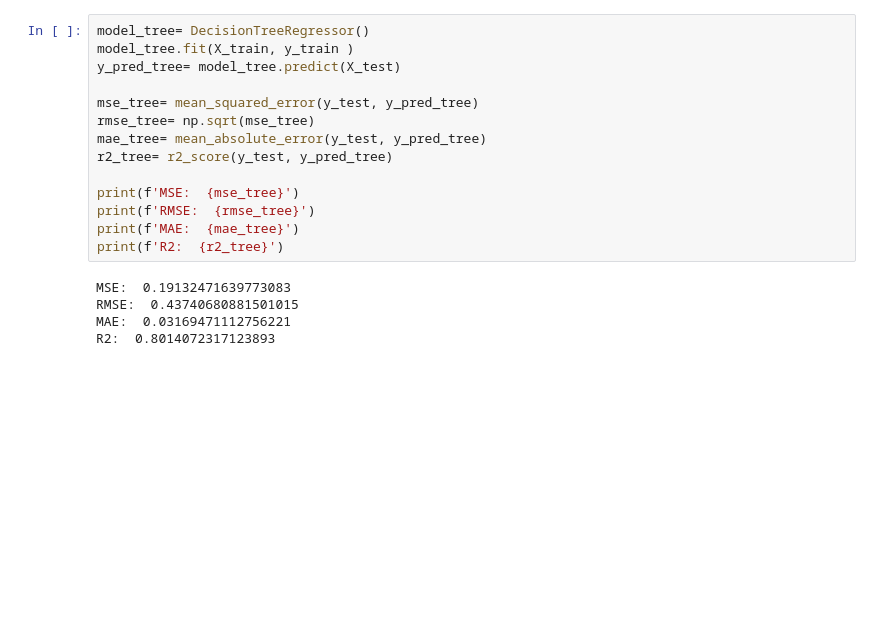
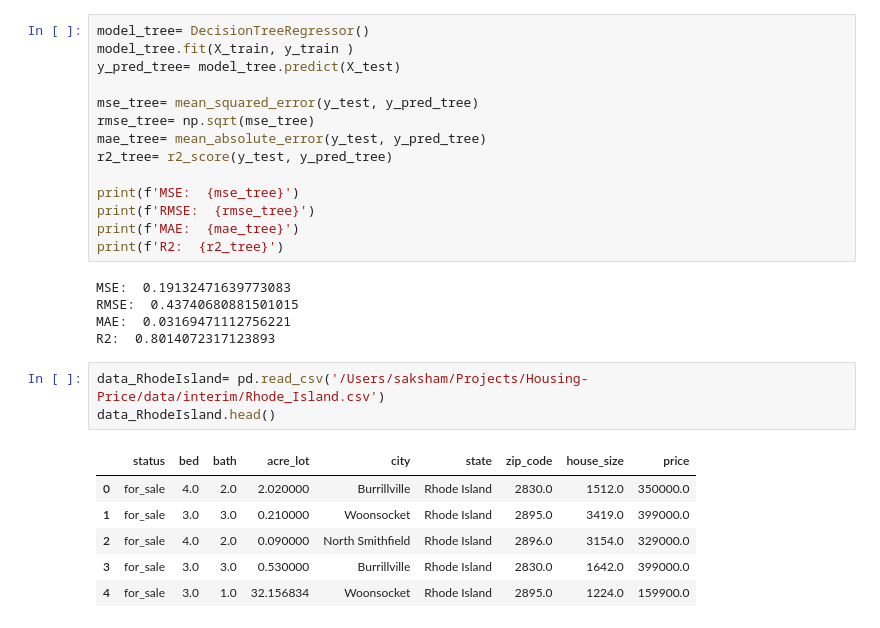
Before and after one commit to sakshamshahu/Housing-Price, a Jupyter notebook: notebook/modelling.ipynb, the cells around one changed output. Saved outputs shown, nothing was run; the diff lists cells and outputs as text; blank space fills up the shorter version.

Commit message:
feat: modelling Rhode Island
Signed-off-by: sakshamshahu <sakshamshahu.work@gmail.com>

```diff
--- a/notebook/modelling.ipynb
+++ b/notebook/modelling.ipynb
@@ -711,3 +711,13 @@ MSE:  0.19132471639773083
 RMSE:  0.43740680881501015
 MAE:  0.03169471112756221
 R2:  0.8014072317123893
+# %%
+data_RhodeIsland= pd.read_csv('/Users/saksham/Projects/Housing-Price/data/interim/Rhode_Island.csv')
+data_RhodeIsland.head()
+# %% [output]
+|  | status | bed | bath | acre_lot | city | state | zip_code | house_size | price |
+| 0 | for_sale | 4.0 | 2.0 | 2.020000 | Burrillville | Rhode Island | 2830.0 | 1512.0 | 350000.0 |
+| 1 | for_sale | 3.0 | 3.0 | 0.210000 | Woonsocket | Rhode Island | 2895.0 | 3419.0 | 399000.0 |
+| 2 | for_sale | 4.0 | 2.0 | 0.090000 | North Smithfield | Rhode Island | 2896.0 | 3154.0 | 329000.0 |
+| 3 | for_sale | 3.0 | 3.0 | 0.530000 | Burrillville | Rhode Island | 2830.0 | 1642.0 | 399000.0 |
+| 4 | for_sale | 3.0 | 1.0 | 32.156834 | Woonsocket | Rhode Island | 2895.0 | 1224.0 | 159900.0 |
```
Also changed, not shown: parts of 4 cells of this notebook.
